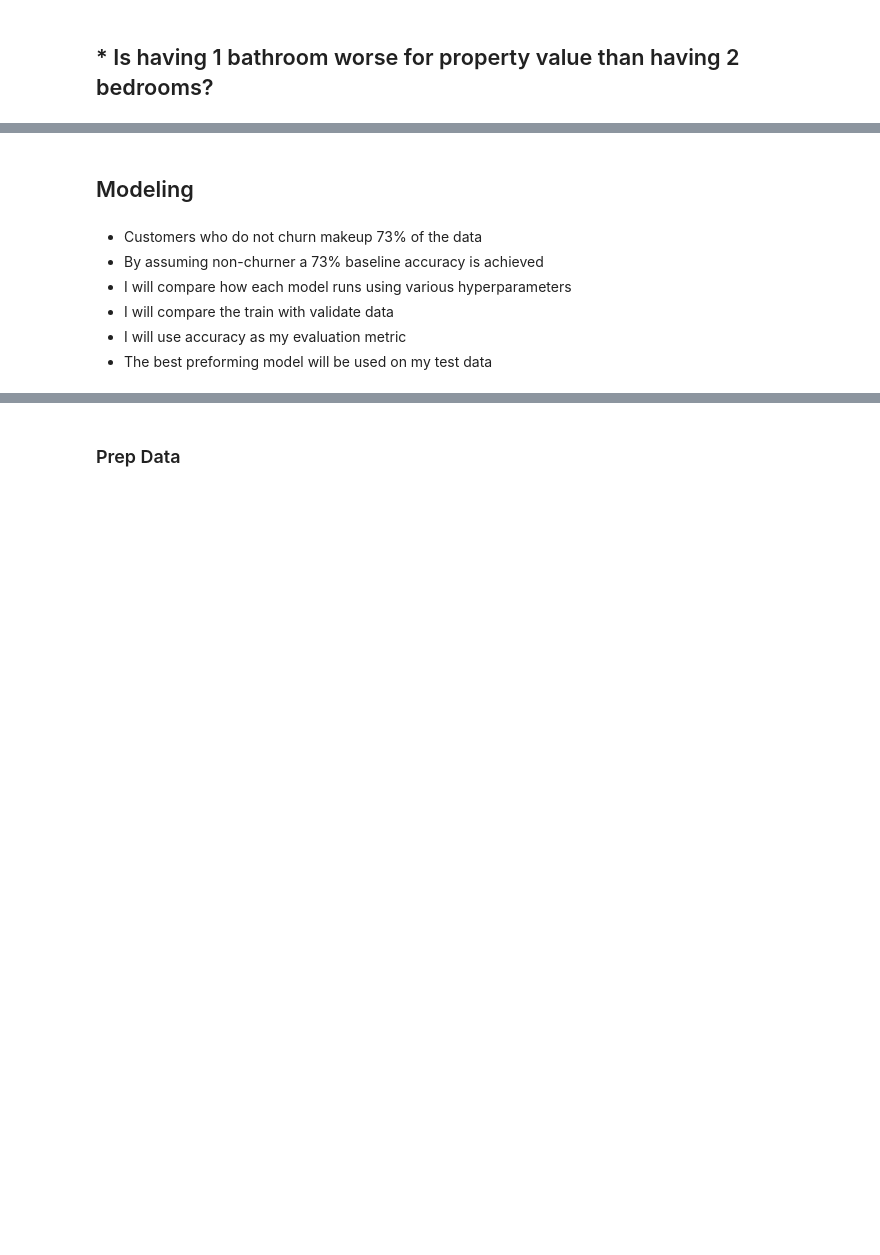
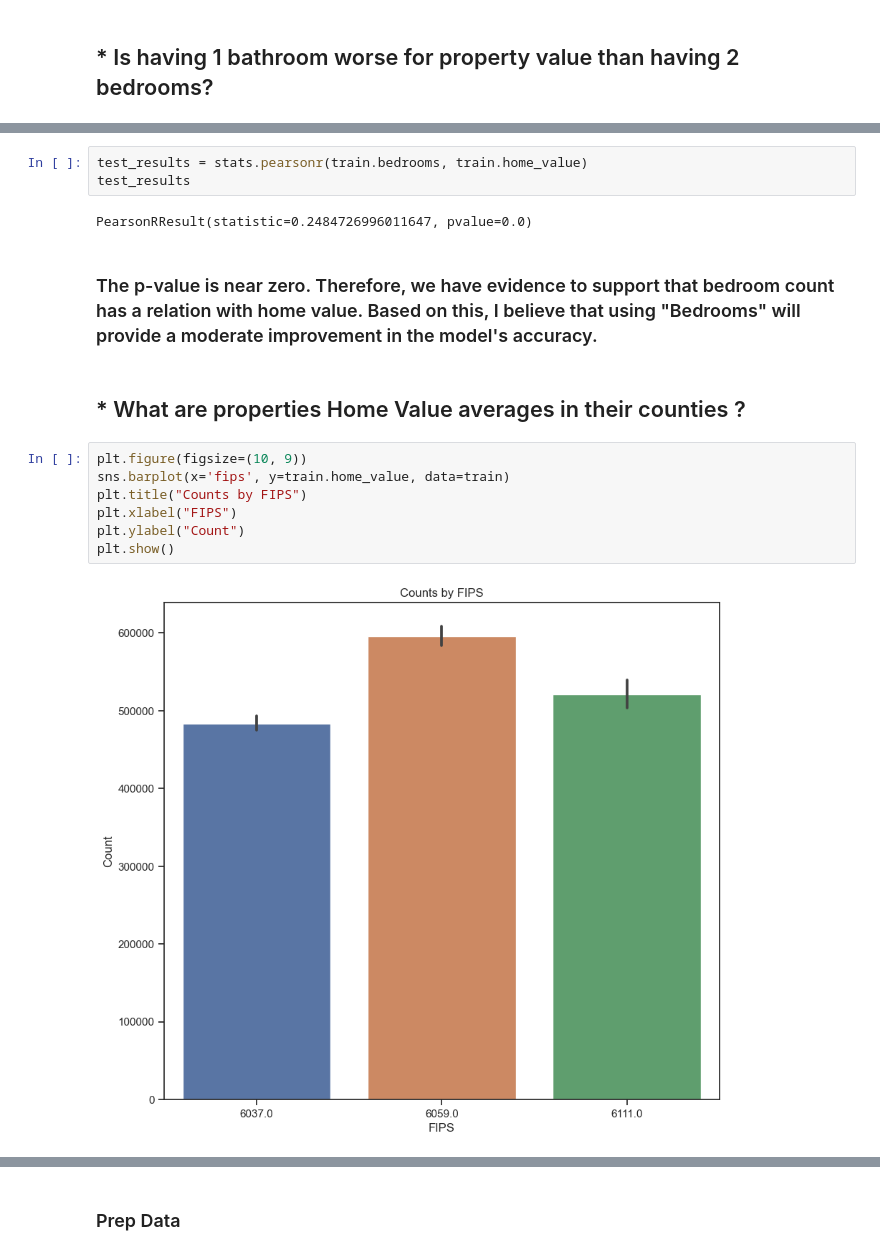
Before and after one commit to mannievilla/predicting-property-values, a Jupyter notebook: Final_Report.ipynb, the cells around one changed output, grey strips where cells are left out. Cells and saved outputs as stored; diff of their text form; blank space fills up the shorter version.

```diff
--- a/Final_Report.ipynb
+++ b/Final_Report.ipynb
@@ -189,9 +167,18 @@ print(f't = {t}')
-# %% [markdown]
-## Modeling
-# %% [markdown]
-* Customers who do not churn makeup 73% of the data
-* By assuming non-churner a 73% baseline accuracy is achieved
-* I will compare how each model runs using various hyperparameters
-* I will compare the train with validate data
-* I will use accuracy as my evaluation metric
-* The best preforming model will be used on my test data
+# %%
+test_results = stats.pearsonr(train.bedrooms, train.home_value)
+test_results
+# %% [output]
+PearsonRResult(statistic=0.2484726996011647, pvalue=0.0)
+# %% [markdown]
+### The p-value is near zero. Therefore, we have evidence to support that bedroom count has a relation with home value. Based on this,  I believe that using "Bedrooms" will provide a moderate improvement in the model's accuracy.
+# %% [markdown]
+## * What are properties Home Value averages in their counties ?
+# %%
+plt.figure(figsize=(10, 9))
+sns.barplot(x='fips', y=train.home_value, data=train)
+plt.title("Counts by FIPS")
+plt.xlabel("FIPS")
+plt.ylabel("Count")
+plt.show()
+# %% [output]
+[figure, added]
```
Also changed, not shown: parts of 72 cells of this notebook, 3 other files.
